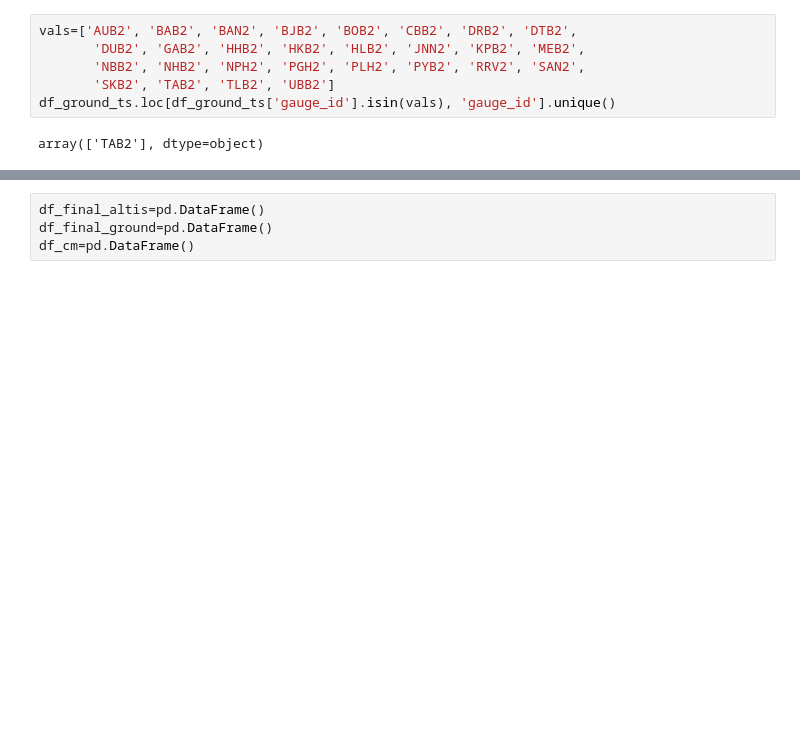
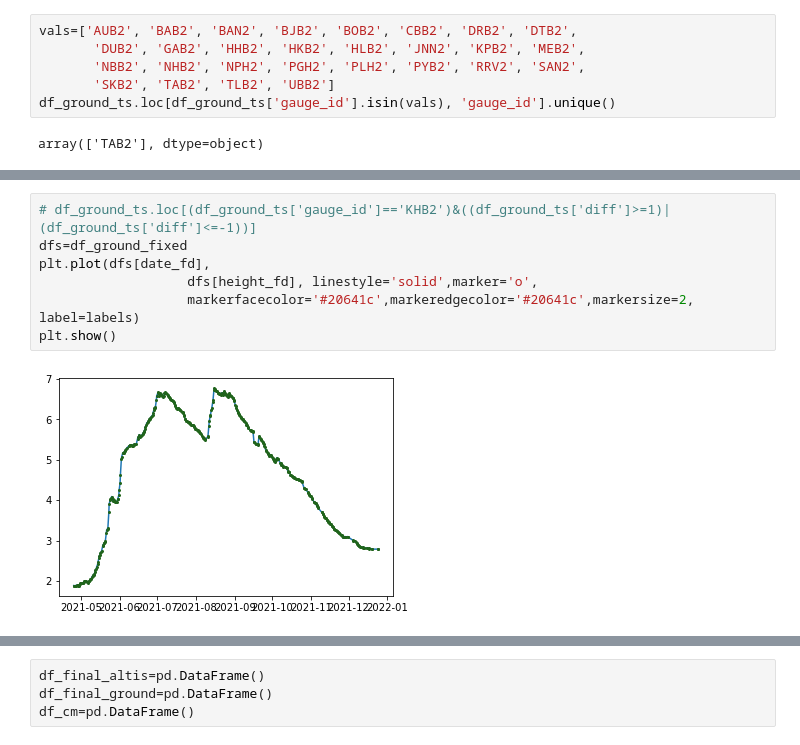
Before and after one commit to anmagomez/radar_altimetry_eval, a Jupyter notebook: src/data_altimeter_groundobs.ipynb, the cells around one changed output, grey strips where cells are left out. Cells and saved outputs as stored; diff of their text form; blank space fills up the shorter version.

```diff
--- a/src/data_altimeter_groundobs.ipynb
+++ b/src/data_altimeter_groundobs.ipynb
@@ -132,0 +317,9 @@ array(['TAB2'], dtype=object)
+# %%
+# df_ground_ts.loc[(df_ground_ts['gauge_id']=='KHB2')&((df_ground_ts['diff']>=1)|(df_ground_ts['diff']<=-1))]
+dfs=df_ground_fixed
+plt.plot(dfs[date_fd],
+                   dfs[height_fd], linestyle='solid',marker='o',
+                   markerfacecolor='#20641c',markeredgecolor='#20641c',markersize=2, label=labels)
+plt.show()
+# %% [output]
+[figure, added]
```
Also changed, not shown: parts of 19 cells of this notebook.
